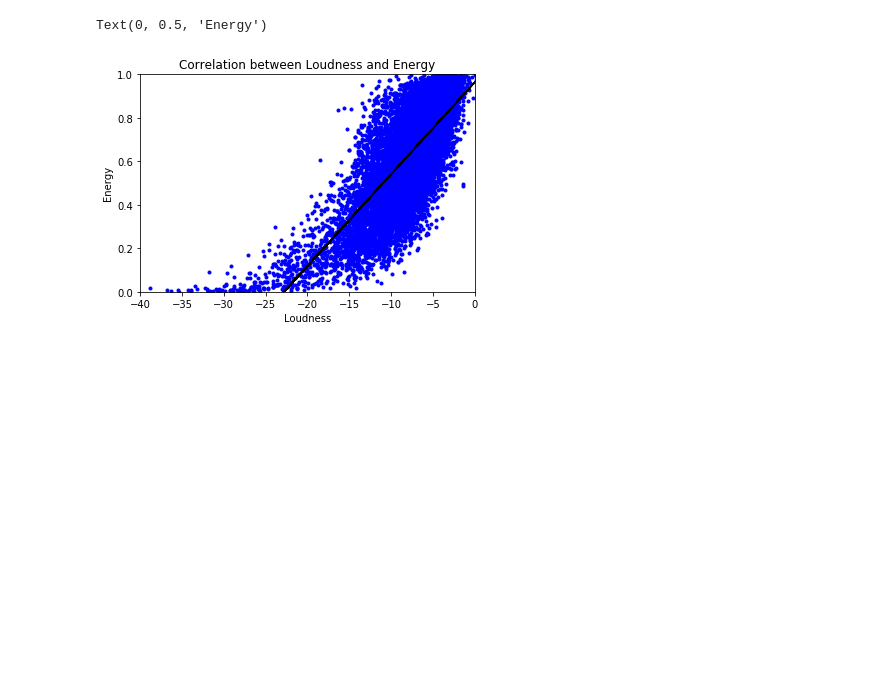
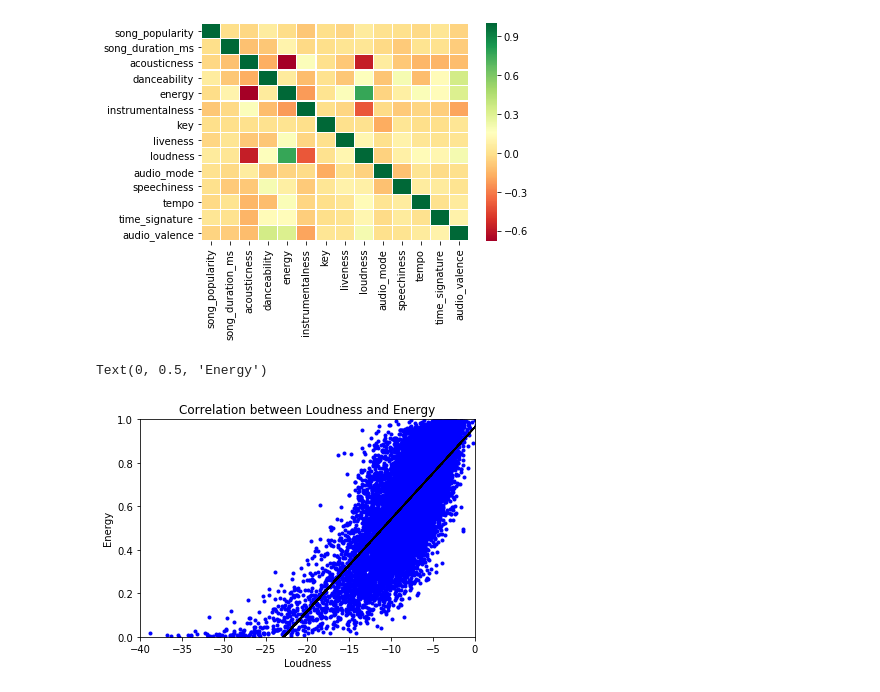
Before and after one commit to vladschepkov/project-one, a Jupyter notebook: Spotify_songs.ipynb, the cells around one changed output. Cells and saved outputs as stored; diff of their text form; code cells hidden in the pictures; blank space fills up the shorter version.

Commit message:
changes in the correlation matrix design

```diff
--- a/Spotify_songs.ipynb
+++ b/Spotify_songs.ipynb
@@ -36,11 +66,8 @@ new_data.head()
 # %%
-# remove duplicates from song_data
-b = pd.DataFrame(new_data)
-b_clean = DataFrame.drop_duplicates(b)
-b_clean.sort_values("song_popularity")
-b_clean.head()
+#Creating a correlation matrix to see if there're any obvious correlations
 corr = b_clean.corr()
-corr.style.background_gradient(cmap='PuOr')
+corr.style.background_gradient(cmap='PuOr').set_precision(2)
+ax = sns.heatmap(corr,  linewidth=0.1, cmap="RdYlGn")
 #plt.matshow(b_clean.corr())
 #c_clean = b_clean.sort_values("song_popularity", ascending = False)
 #c_clean.head()
@@ -65,3 +77,4 @@ corr.style.background_gradient(cmap='PuOr')
+[figure, added]
 # %%
 #energy and loudness seem to have 0.76 correlation above
 #get correlations between LOUDNESS and ENERGY
```
Also changed, not shown: parts of 6 cells of this notebook.
